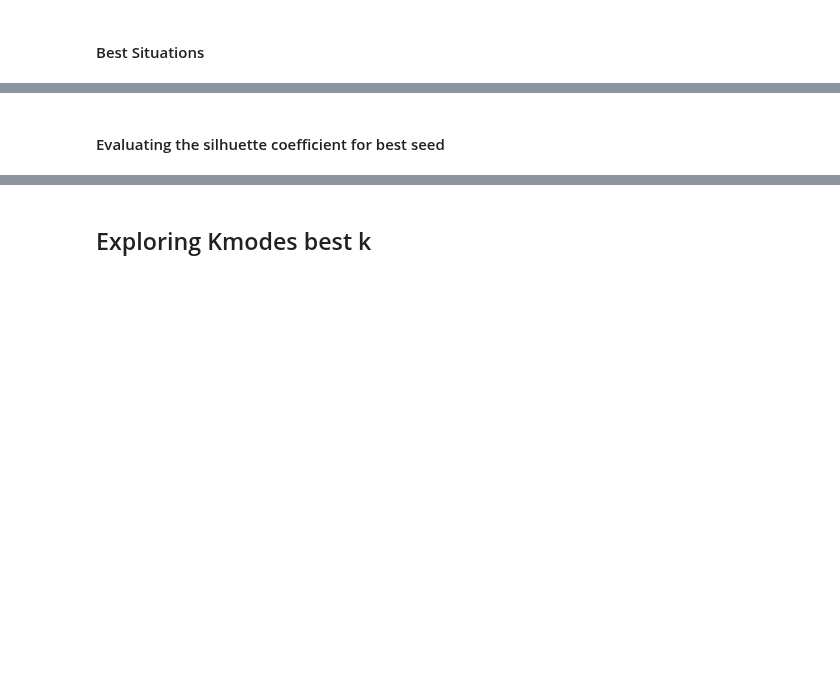
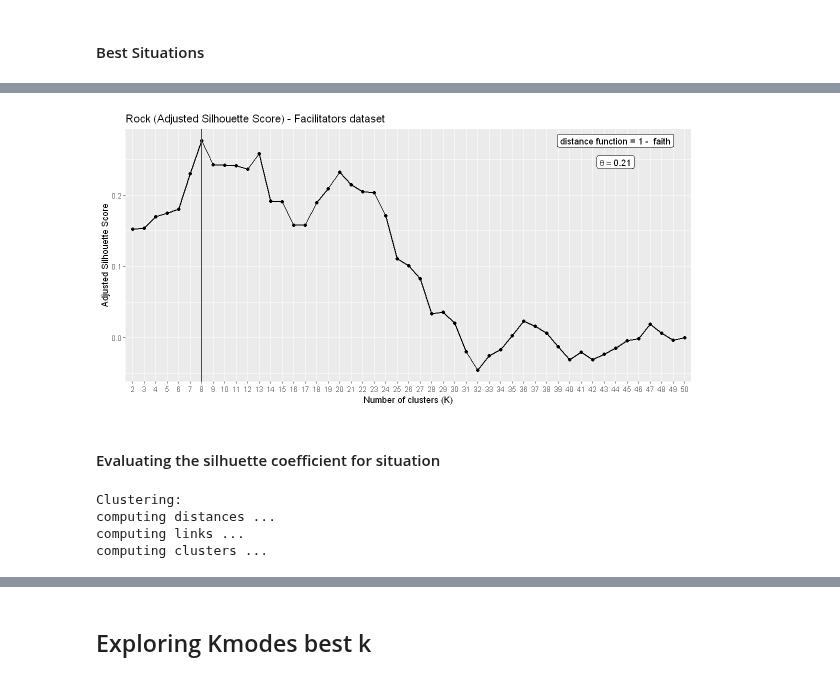
Before and after one commit to LASOS-INT/Barreiras-e-Facilitadores, a Jupyter notebook: R-notebooks/Clustering/facilitators/facilitators_clustering_rock_silhouette/facilitators_clustering_rock_silhouette.ipynb, the cells around one changed output, grey strips where cells are left out. Drawn from its saved outputs; the diff is of its cells as text; code cells hidden in the pictures; blank space fills up the shorter version.

```diff
--- a/R-notebooks/Clustering/facilitators/facilitators_clustering_rock_silhouette/facilitators_clustering_rock_silhouette.ipynb
+++ b/R-notebooks/Clustering/facilitators/facilitators_clustering_rock_silhouette/facilitators_clustering_rock_silhouette.ipynb
@@ -96,3 +102,13 @@ best_situtation
 best_theta_rock <- best_situtation[1, 'theta']
 best_dist_rock <- best_situtation[1, 'dist']
 best_K_rock <- best_situtation[1, 'k']
+sil <- best_situtation[1, 'scs']
+
+print("Best K")
+print(best_K_rock)
+print("Best Theta")
+print(best_theta_rock)
+print('Best dist')
+print(best_dist_rock)
+print("Silhouette")
+print(sil)
@@ -99,3 +124,27 @@ best_K_rock <- best_situtation[1, 'k']
+# %%
+label1 = paste("theta == ", round(best_theta_rock, 2))
+label2 =paste('distance function = 1 - ', best_dist_rock)
+options(repr.plot.width = 10, repr.plot.height =5)
+ggplot(data=scs[(scs$dist == best_dist_rock) & (scs$theta == best_theta_rock), ], aes(x=factor(k), y=scs, group=1)) +
+    geom_line(size=0.7) + geom_point(size=1.5) +
+    geom_vline(xintercept = best_K_rock-1, color = "red", size=0.8) +
+    ggtitle("Rock (Adjusted Silhouette Score) - Facilitators dataset") +
+    xlab('Number of clusters (K)') +
+    ylab('Adjusted Silhouette Score') +
+    annotate("label", x = 43, y = sil-0.03, parse = TRUE, label=label1) +
+    annotate("label", x = 43, y = sil, label=label2)
+
+
+ggsave(path="graphs", file="metric_evolution.jpeg", width = 10, height = 5)
+# %% [output]
+[figure, added]
 # %% [markdown]
-#### Evaluating the silhuette coefficient for best seed
+#### Evaluating the silhuette coefficient for situation
+# %%
+silhoutte_result <- silhouette_values_rock(best_K_rock, best_theta_rock, df_during_facilitators_dist, dissimilarity_matrix, best_dist_rock)
+# %% [output]
+Clustering:
+computing distances ...
+computing links ...
+computing clusters ...
 # %%
```
Also changed, not shown: parts of 9 cells of this notebook, 18 other files.
